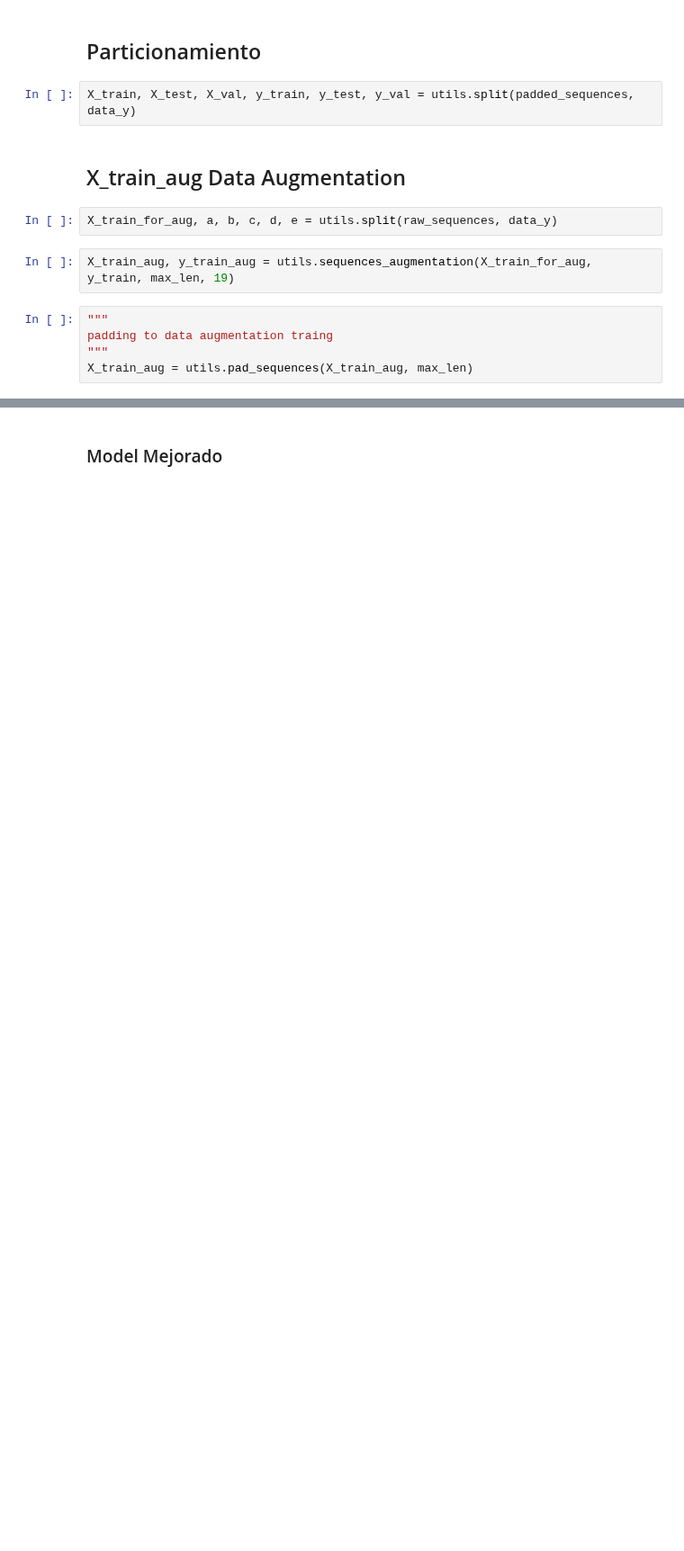
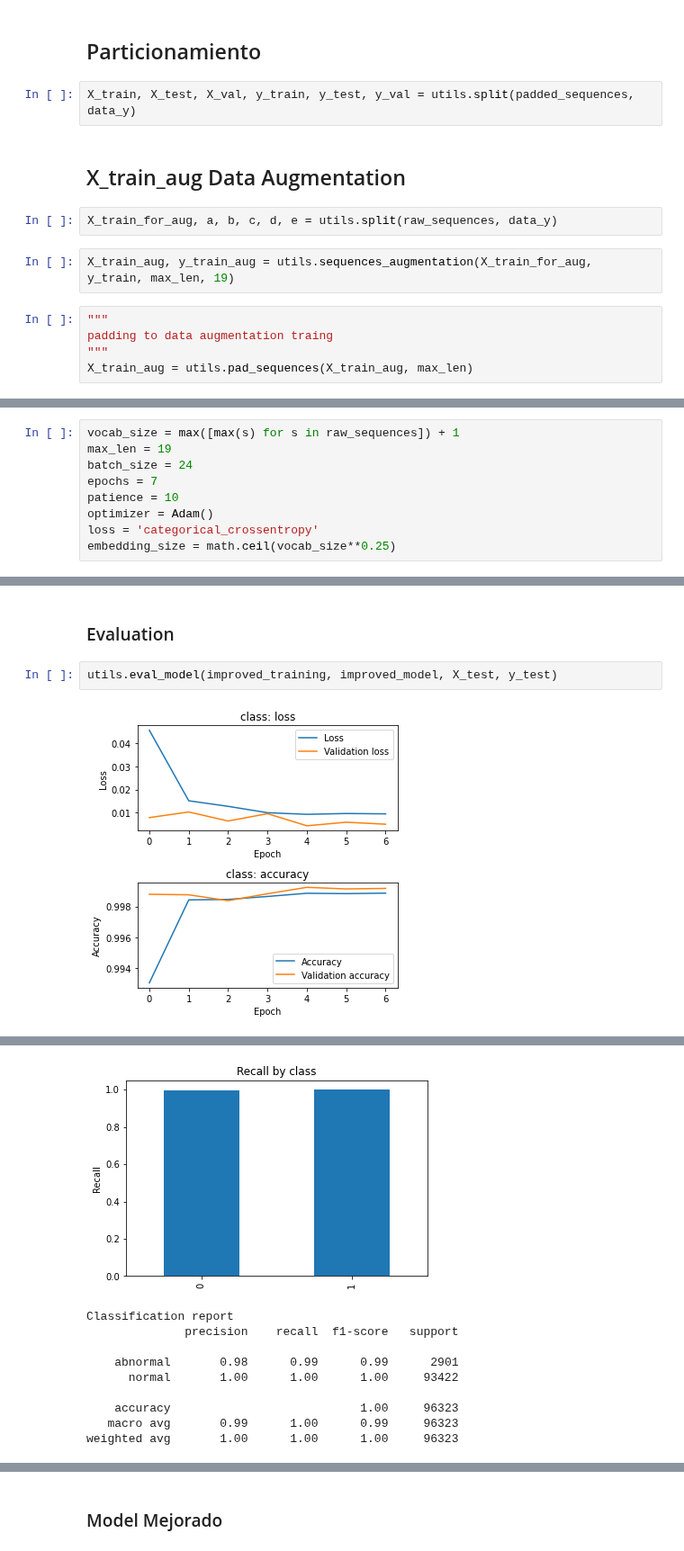
Before and after one commit to fededemo/ObligatorioDeepLearning, a Jupyter notebook: Template HDFS Log Classification.ipynb, the cells around one changed output, grey strips where cells are left out. Shown at 90% size. Saved outputs shown, nothing was run; the diff lists cells and outputs as text; blank space fills up the shorter version.

```diff
--- a/Template HDFS Log Classification.ipynb
+++ b/Template HDFS Log Classification.ipynb
@@ -151,0 +206,9 @@ X_train_aug = utils.pad_sequences(X_train_aug, max_len)
+# %%
+vocab_size = max([max(s) for s in raw_sequences]) + 1
+max_len = 19
+batch_size = 24
+epochs = 7
+patience = 10
+optimizer = Adam()
+loss = 'categorical_crossentropy'
+embedding_size = math.ceil(vocab_size**0.25)
@@ -151,0 +269,6 @@ X_train_aug = utils.pad_sequences(X_train_aug, max_len)
+# %% [markdown]
+### Evaluation
+# %%
+utils.eval_model(improved_training, improved_model, X_test, y_test)
+# %% [output]
+[figure, added]
@@ -152 +276,11 @@ X_train_aug = utils.pad_sequences(X_train_aug, max_len)
+[figure, added]
+Classification report
+              precision    recall  f1-score   support
+
+    abnormal       0.98      0.99      0.99      2901
+      normal       1.00      1.00      1.00     93422
+
+    accuracy                           1.00     96323
+   macro avg       0.99      1.00      0.99     96323
+weighted avg       1.00      1.00      1.00     96323
 # %% [markdown]
```
Also changed, not shown: parts of 42 cells of this notebook, 1 other file.
